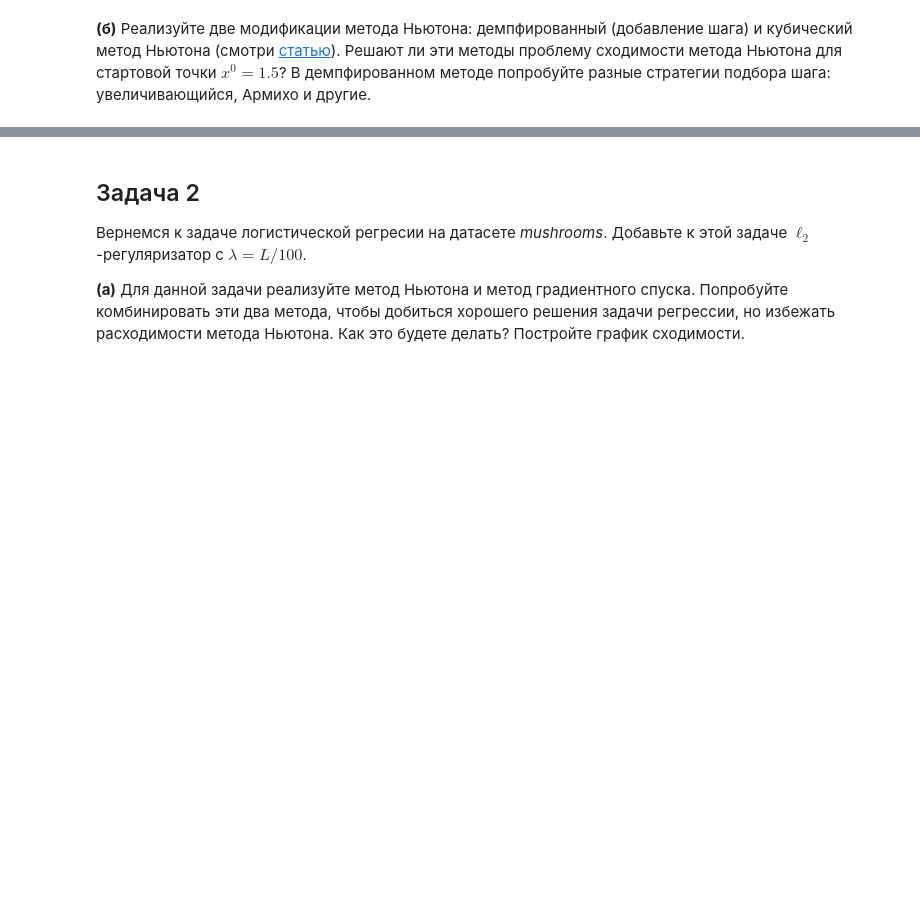
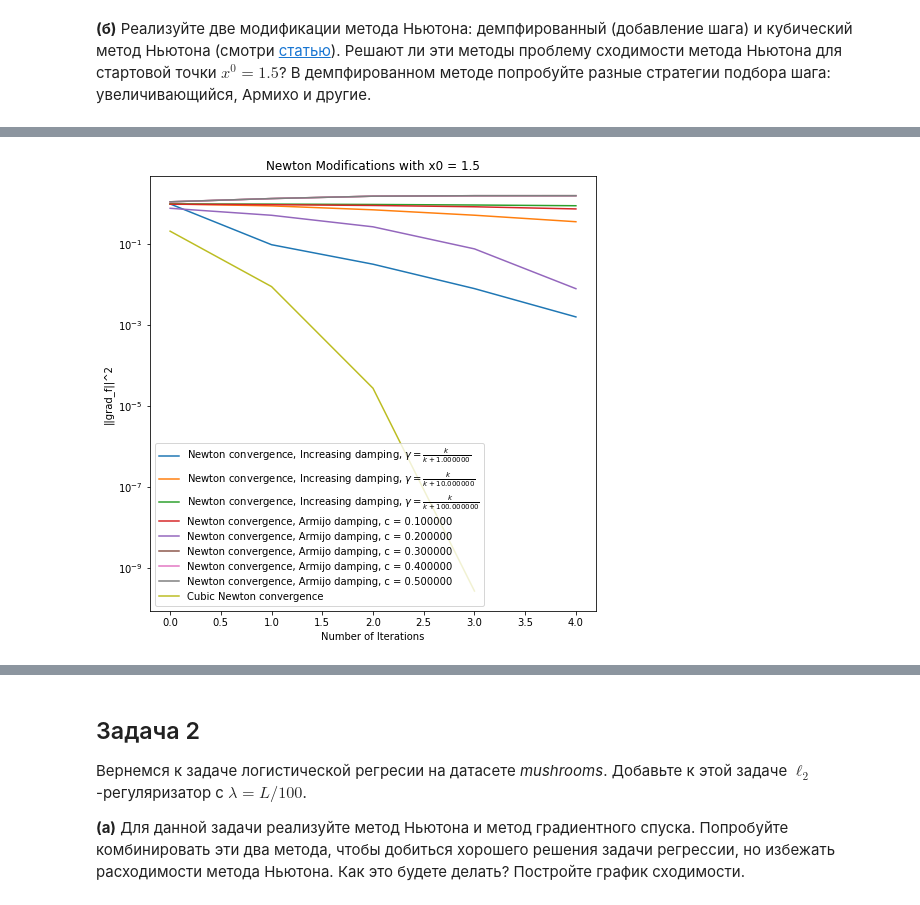
Before and after one commit to k2a07/MIPT-homeworks, a Jupyter notebook: Acharya_Kirill_Optimization_HW_9.ipynb, the cells around one changed output, grey strips where cells are left out. Cells and saved outputs as stored; diff of their text form; code cells hidden in the pictures; blank space fills up the shorter version.

```diff
--- a/Acharya_Kirill_Optimization_HW_9.ipynb
+++ b/Acharya_Kirill_Optimization_HW_9.ipynb
@@ -27,0 +169,25 @@ __(б)__ Реализуйте две модификации метода Нью
+# %%
+#Cubic Newton Method
+r(opt)
+n_iter_newton = 5
+x_0 = np.array([1.5])
+args['M'] = 1 / np.sqrt(2)
+
+cubic_newton = opt.NewtonOptimizer(
+                            f, grad_f, gamma_k = gamma_inc, criterium = '||grad_f(x_k)||',
+                            x_0 = x_0, n_iter = n_iter_newton, args = args, acc_k = acc,
+                            cubic_newton_activate = True, hessian_f = hessian_f
+                            )
+
+points_arr, differences_arr, times_arr, acc_arr = cubic_newton.descent()
+iter_arr = [i for i in range(len(differences_arr))]
+
+times_list.append(times_arr)
+x.append(iter_arr)
+y.append(differences_arr)
+label.append(r'Cubic Newton convergence')
+
+opt.plot_graphs(x, y, "Number of Iterations", label, "Newton Modifications with x0 = 1.5",
+                logscale = True, criteria_type = "||grad_f||^2")
+# %% [output]
+[figure, added]
```
Also changed, not shown: parts of 26 cells of this notebook, 1 other file.
